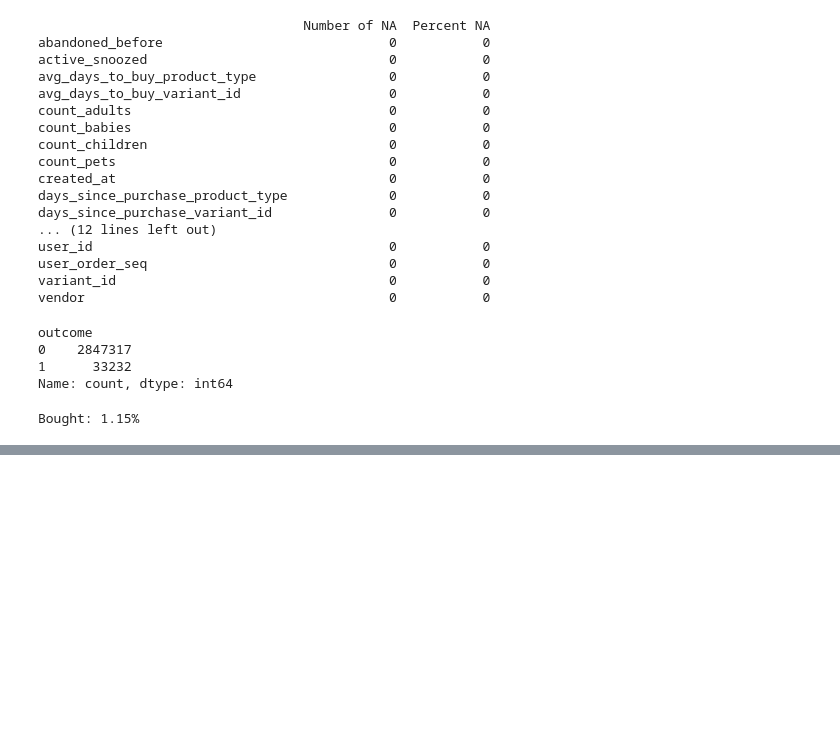
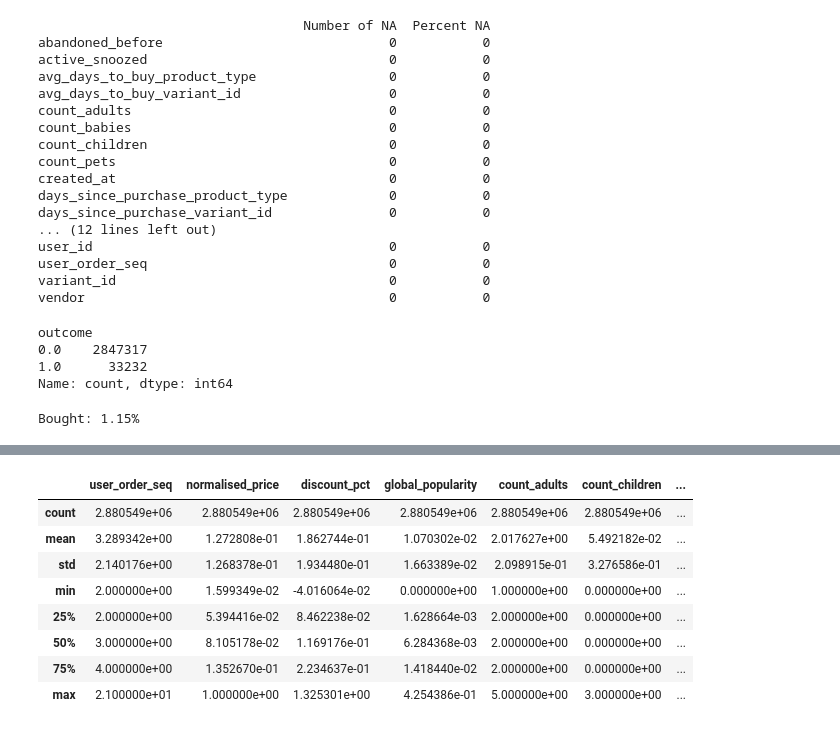
Before and after one commit to dan1dr/zrive-ds, a Jupyter notebook: src/module_2/module_2.ipynb, the cells around one changed output, grey strips where cells are left out. Cells and saved outputs as stored; diff of their text form; code cells hidden in the pictures; blank space fills up the shorter version.

```diff
--- a/src/module_2/module_2.ipynb
+++ b/src/module_2/module_2.ipynb
@@ -888,10 +886,10 @@ user_order_seq                               0           0
 variant_id                                   0           0
 vendor                                       0           0
 # %%
-data['outcome'].value_counts()
+df_groceries['outcome'].value_counts()
 # %% [output]
 outcome
-0    2847317
-1      33232
+0.0    2847317
+1.0      33232
 Name: count, dtype: int64
 # %%
@@ -911,0 +924,12 @@ Within all features, we can group them if:
+# %%
+df_groceries[numerical].describe()
+# %% [output]
+|  | user_order_seq | normalised_price | discount_pct | global_popularity | count_adults | count_children | ... |
+| count | 2.880549e+06 | 2.880549e+06 | 2.880549e+06 | 2.880549e+06 | 2.880549e+06 | 2.880549e+06 | ... |
+| mean | 3.289342e+00 | 1.272808e-01 | 1.862744e-01 | 1.070302e-02 | 2.017627e+00 | 5.492182e-02 | ... |
+| std | 2.140176e+00 | 1.268378e-01 | 1.934480e-01 | 1.663389e-02 | 2.098915e-01 | 3.276586e-01 | ... |
+| min | 2.000000e+00 | 1.599349e-02 | -4.016064e-02 | 0.000000e+00 | 1.000000e+00 | 0.000000e+00 | ... |
+| 25% | 2.000000e+00 | 5.394416e-02 | 8.462238e-02 | 1.628664e-03 | 2.000000e+00 | 0.000000e+00 | ... |
+| 50% | 3.000000e+00 | 8.105178e-02 | 1.169176e-01 | 6.284368e-03 | 2.000000e+00 | 0.000000e+00 | ... |
+| 75% | 4.000000e+00 | 1.352670e-01 | 2.234637e-01 | 1.418440e-02 | 2.000000e+00 | 0.000000e+00 | ... |
+| max | 2.100000e+01 | 1.000000e+00 | 1.325301e+00 | 4.254386e-01 | 5.000000e+00 | 3.000000e+00 | ... |
```
Also changed, not shown: parts of 24 cells of this notebook.
